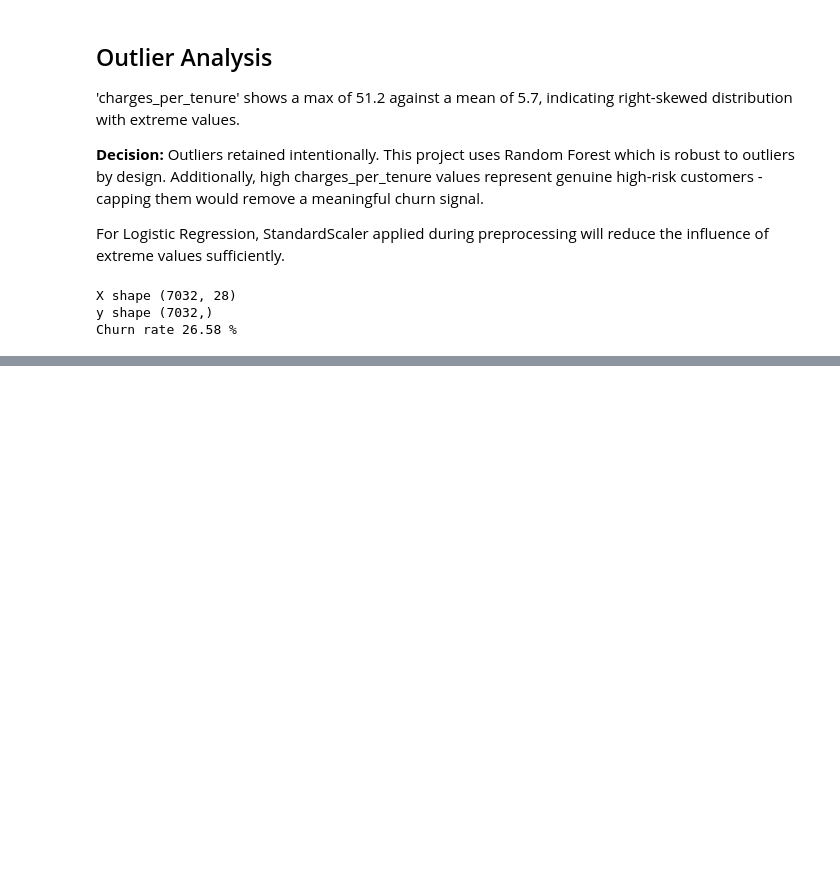
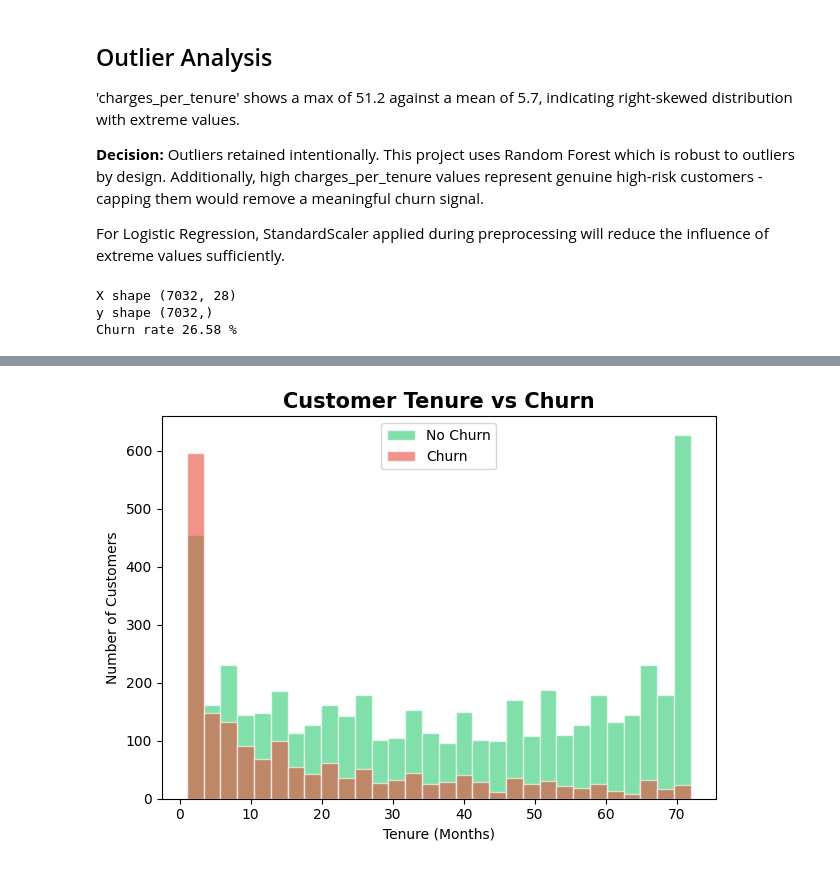
Before and after one commit to akella-prathyusha22/Telco-churn-prediction, a Jupyter notebook: Telco_churn_analysis.ipynb, the cells around one changed output, grey strips where cells are left out. Drawn from its saved outputs; the diff is of its cells as text; code cells hidden in the pictures; blank space fills up the shorter version.

```diff
--- a/Telco_churn_analysis.ipynb
+++ b/Telco_churn_analysis.ipynb
@@ -415,0 +487,16 @@ new_df.to_csv("telco_churn_clean.csv", index=False)
+# %%
+fig, ax = plt.subplots()
+
+ax.hist(new_df[new_df['Churn'] == 0]['tenure'], bins=30, alpha=0.6,
+        color='#2ecc71', label='No Churn', edgecolor='white')
+ax.hist(new_df[new_df['Churn'] == 1]['tenure'], bins=30, alpha=0.6,
+        color='#e74c3c', label='Churn', edgecolor='white')
+
+ax.set_title('Customer Tenure vs Churn', fontsize=15, fontweight='bold')
+ax.set_xlabel('Tenure (Months)')
+ax.set_ylabel('Number of Customers')
+ax.legend()
+plt.tight_layout()
+plt.show()
+# %% [output]
+[figure, added]
```
Also changed, not shown: parts of 8 cells of this notebook.
